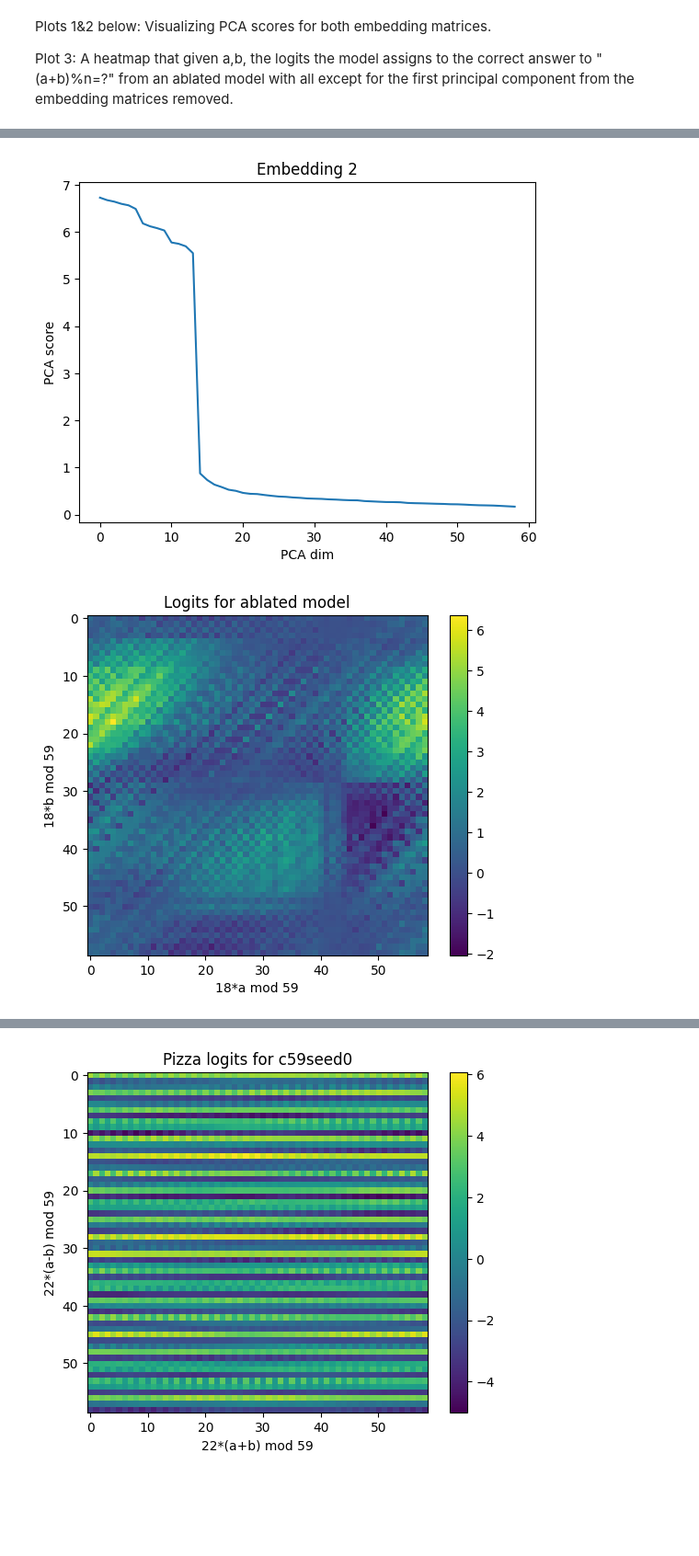
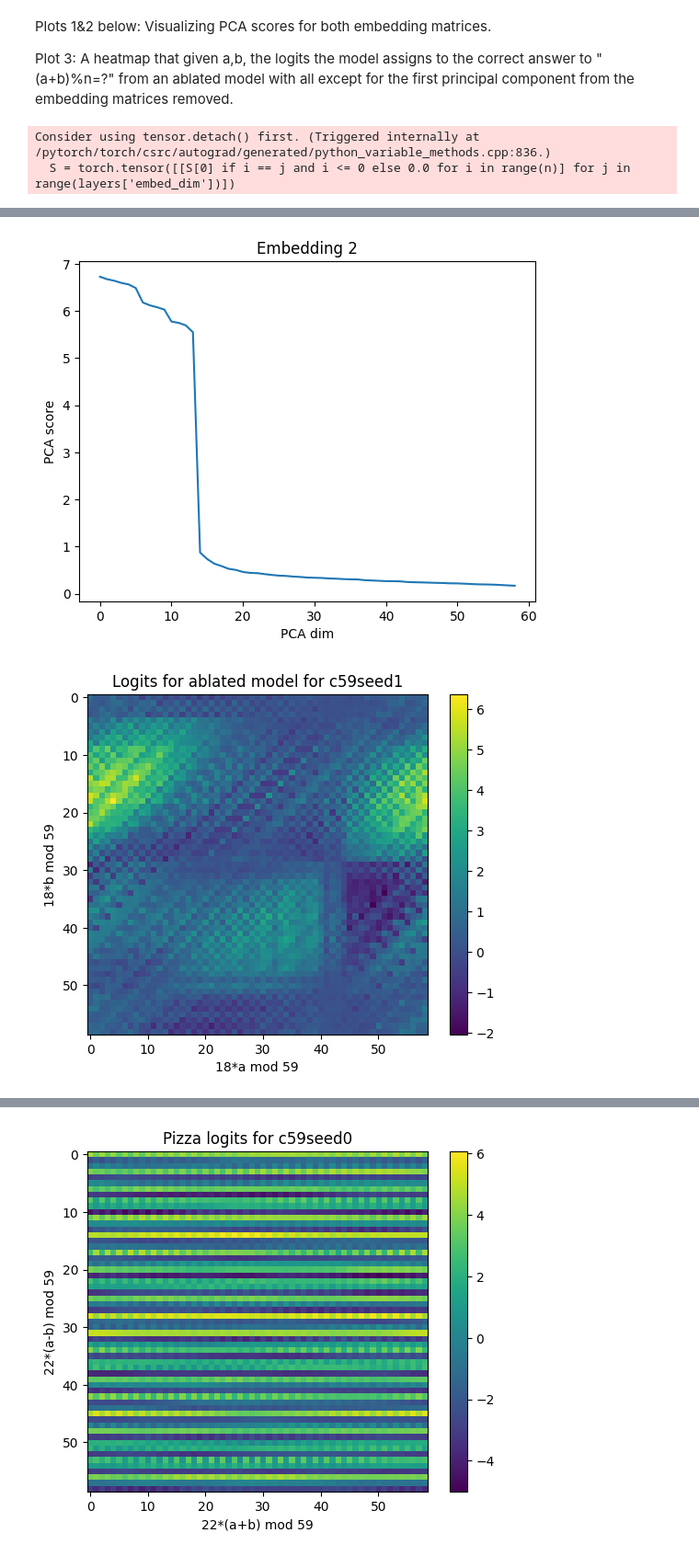
Before and after one commit to doughdemon/modular-addition, a Jupyter notebook: notebook.ipynb, the cells around one changed output, grey strips where cells are left out. Shown at 92% size. Saved outputs shown, nothing was run; the diff lists cells and outputs as text; code cells hidden in the pictures; blank space fills up the shorter version.

```diff
--- a/notebook.ipynb
+++ b/notebook.ipynb
@@ -123,6 +125,9 @@ try:
     _iter = tqdm.tqdm(_iter)
 except ImportError: pass
 
+epochs = []
+train_losses = []
+test_losses = []
 for i in _iter:
     for train_x, train_y in train_dataloader:
         optimizer.zero_grad()
@@ -138,5 +143,11 @@ for i in _iter:
                 y = model(test_x)
                 loss_test = lossfn(y, test_y)
             if i % PRINT == 0: print(f"Epoch: {i} Training loss: {float(loss)} Test loss: {float(loss_test)}")
-            if i % CHECKPOINT == 0: save_checkpoint(model, optimizer, {'train': float(loss), 'test': float(loss_test)}, task_dir, epoch=i)
+            if i % CHECKPOINT == 0:
+              save_checkpoint(model, optimizer, {'train': float(loss), 'test': float(loss_test)}, task, epoch=i)
+              epochs.append(i)
+              train_losses.append(float(loss))
+              test_losses.append(float(loss_test))
+
+fig = draw_losses(epochs, train_losses, test_losses)
 # %% [output]
@@ -316,33 +329,35 @@ for i, l in enumerate([model.embed1, model.embed2]):
   # print PCA scores
   fig, ax = plt.subplots()
   ax.set_xlabel("PCA dim")
   ax.set_ylabel("PCA score")
   ax.set_title(f"Embedding {i+1}")
   im = ax.plot(S.detach().numpy())
 
   # modify weights
   S = torch.tensor([[S[0] if i == j and i <= 0 else 0.0 for i in range(n)] for j in range(layers['embed_dim'])])
   l.weight = torch.nn.parameter.Parameter(U@S@Vh)
 
 # visualize performance of the modified model on each multiplication
 input = torch.tensor([[[1.0 if j == (i//n) else 0.0 for j in range(n)], [1.0 if j == (i%n) else 0.0 for j in range(n)]] for i in range(n*n)])
 with torch.no_grad():
     output3d = model(input)
 output = torch.tensor([[float(output3d[a*n+b, (a+b)%n]) for a in range(n)] for b in range(n)])
 
 # apply an automorphism of the group to make the visualization more regular
 aut_output = output
 aut_output = aut_output[[(aut*i)%n for i in range(n)],:]
 aut_output = aut_output[:,[(aut*i)%n for i in range(n)]]
 
 fig, ax = plt.subplots()
 ax.set_xlabel(f"{aut}*a mod {n}")
 ax.set_ylabel(f"{aut}*b mod {n}")
-ax.set_title("Logits for ablated model")
+ax.set_title(f"Logits for ablated model for {task}")
 im = ax.imshow(aut_output.detach().numpy())
 colorbar=fig.colorbar(im,ax=ax)
 # %% [output]
+Consider using tensor.detach() first. (Triggered internally at /pytorch/torch/csrc/autograd/generated/python_variable_methods.cpp:836.)
+  S = torch.tensor([[S[0] if i == j and i <= 0 else 0.0 for i in range(n)] for j in range(layers['embed_dim'])])
 [figure]
 [figure]
-[figure, old version]
+[figure, new version]
 # %% [markdown]
```
Also changed, not shown: parts of 16 cells of this notebook.
